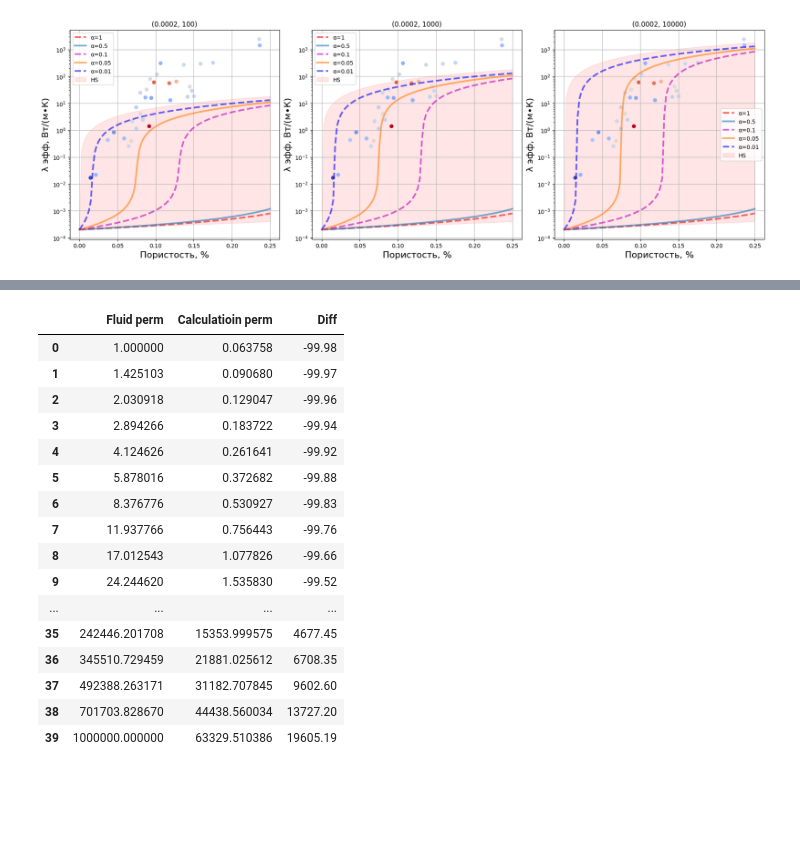
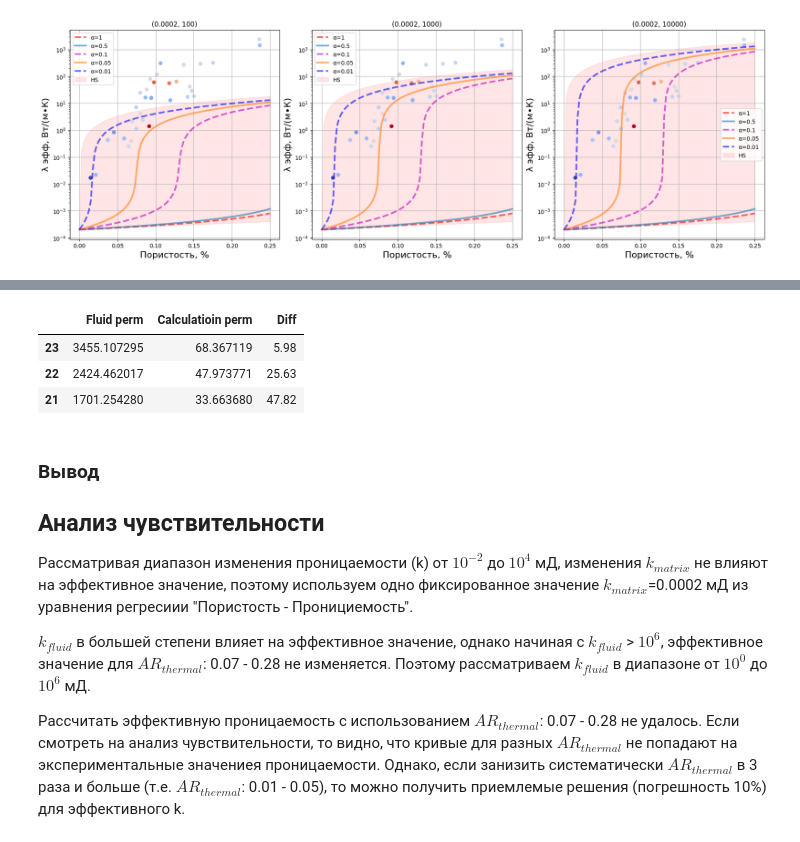
Before and after one commit to MariiaKalinina/Elasticity, a Jupyter notebook: Permeability_from_TC.ipynb, the cells around one changed output, grey strips where cells are left out. Saved outputs shown, nothing was run; the diff lists cells and outputs as text; code cells hidden in the pictures; blank space fills up the shorter version.

```diff
--- a/Permeability_from_TC.ipynb
+++ b/Permeability_from_TC.ipynb
@@ -470,5 +472,5 @@ plt.show()
 # %%
-idx = 12
+idx = 33
 porosity = data["Porosity,%"][idx]/100
 exp_permeability = data["Permeability"][idx]
 ar_pore_initial = data['AR thermal'][idx]
@@ -510,29 +493,25 @@ for fluid_comp_perm in fluid_perm_list:
 # %%
+
 results = pd.DataFrame()
 results['Fluid perm'] = fluid_perm_list
 results['Calculatioin perm'] = calculation_perm
 
-results['Diff'] = results['Calculatioin perm'].apply(lambda x: np.round((x-exp_permeability)/exp_permeability*100, 2))
-
-    # globals()[f'inversion_{fluid}'][f'Diff'] = globals()[f'inversion_{fluid}']\
-    # .apply(lambda row: np.round(np.sqrt((row[f'Diff Vp {fluid}'])**2 + (row[f'Diff Vs {fluid}'])**2), 2), axis=1)
+results['Diff'] = results['Calculatioin perm'].apply(lambda x: abs(np.round((x-exp_permeability)/exp_permeability*100, 2)))
+# %%
+results = results.sort_values(by=f'Diff')
 # %%
-results
+results[:3]
 # %% [output]
 |  | Fluid perm | Calculatioin perm | Diff |
-| 0 | 1.000000 | 0.063758 | -99.98 |
-| 1 | 1.425103 | 0.090680 | -99.97 |
-| 2 | 2.030918 | 0.129047 | -99.96 |
-| 3 | 2.894266 | 0.183722 | -99.94 |
-| 4 | 4.124626 | 0.261641 | -99.92 |
-| 5 | 5.878016 | 0.372682 | -99.88 |
-| 6 | 8.376776 | 0.530927 | -99.83 |
-| 7 | 11.937766 | 0.756443 | -99.76 |
-| 8 | 17.012543 | 1.077826 | -99.66 |
-| 9 | 24.244620 | 1.535830 | -99.52 |
-| ... | ... | ... | ... |
-| 35 | 242446.201708 | 15353.999575 | 4677.45 |
-| 36 | 345510.729459 | 21881.025612 | 6708.35 |
-| 37 | 492388.263171 | 31182.707845 | 9602.60 |
-| 38 | 701703.828670 | 44438.560034 | 13727.20 |
-| 39 | 1000000.000000 | 63329.510386 | 19605.19 |
+| 23 | 3455.107295 | 68.367119 | 5.98 |
+| 22 | 2424.462017 | 47.973771 | 25.63 |
+| 21 | 1701.254280 | 33.663680 | 47.82 |
+# %% [markdown]
+### Вывод
+
+## Анализ чувствительности
+Рассматривая диапазон изменения проницаемости (k) от $10^{-2}$ до $10^{4}$ мД, изменения $k_{matrix}$ не влияют на эффективное значение, поэтому используем одно фиксированное значение $k_{matrix}$=0.0002 мД из уравнения регресиии "Пористость - Пронициемость".
+
+$k_{fluid}$ в большей степени влияет на эффективное значение, однако начиная с $k_{fluid}$ > $10^{6}$, эффективное значение для $AR_{thermal}$: 0.07 - 0.28 не изменяется. Поэтому рассматриваем $k_{fluid}$ в диапазоне от $10^{0}$ до $10^{6}$ мД.
+
+Рассчитать эффективную проницаемость с использованием $AR_{thermal}$: 0.07 - 0.28 не удалось. Если смотреть на анализ чувствительности, то видно, что кривые для разных $AR_{thermal}$ не попадают на экспериментальные значениея проницаемости. Однако, если занизить систематически $AR_{thermal}$ в 3 раза и больше (т.е. $AR_{thermal}$: 0.01 - 0.05), то можно получить приемлемые решения (погрешность 10%) для эффективного k.
```
Also changed, not shown: parts of 3 cells of this notebook.
